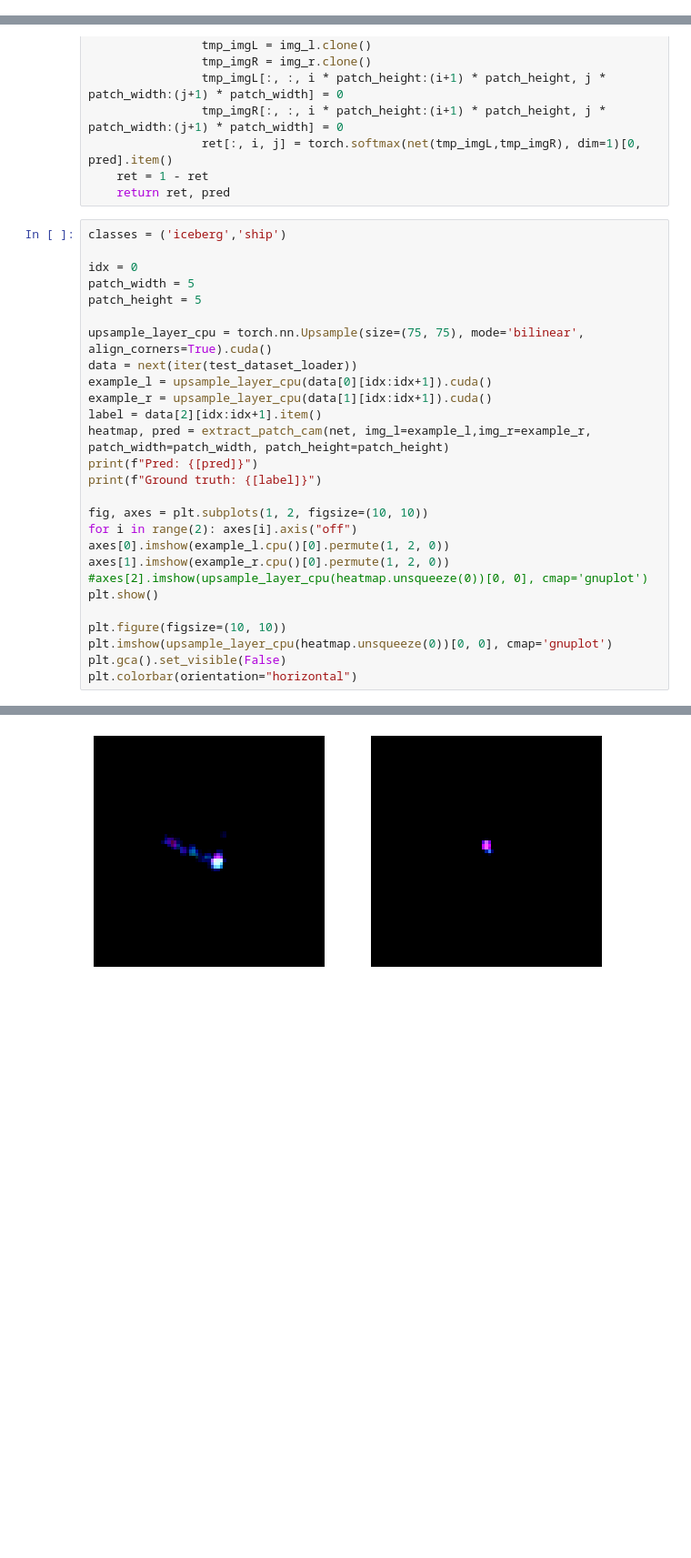
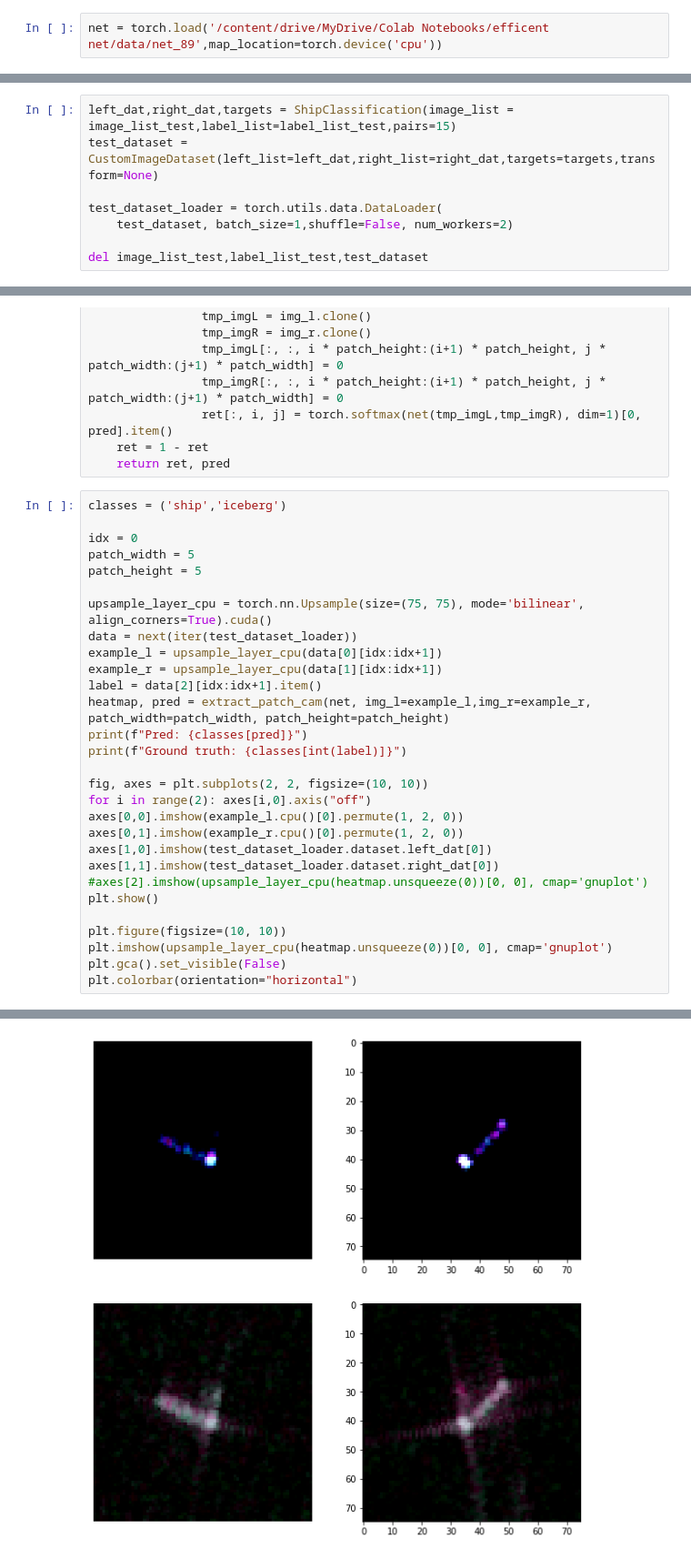
Before and after one commit to ThomBors/SiameseNetwork-for-satellite-images, a Jupyter notebook: siamese_network_HeInizialization.ipynb, the cells around one changed output, grey strips where cells are left out. Shown: that part at 91% size. Saved outputs shown, nothing was run; the diff lists cells and outputs as text; blank space fills up the shorter version.

```diff
--- a/siamese_network_HeInizialization.ipynb
+++ b/siamese_network_HeInizialization.ipynb
@@ -434,3 +463,5 @@ Accuracy training loss after 6 epochs : 0.7336626139817629
+# %%
+net = torch.load('/content/drive/MyDrive/Colab Notebooks/efficent net/data/net_89',map_location=torch.device('cpu'))
 # %% [markdown]
 Evaluate on test set
 # %%
@@ -473,0 +547,8 @@ Jaccard : 82.05
+# %%
+left_dat,right_dat,targets = ShipClassification(image_list = image_list_test,label_list=label_list_test,pairs=15)
+test_dataset = CustomImageDataset(left_list=left_dat,right_list=right_dat,targets=targets,transform=None)
+
+test_dataset_loader = torch.utils.data.DataLoader(
+    test_dataset, batch_size=1,shuffle=False, num_workers=2)
+
+del image_list_test,label_list_test,test_dataset
@@ -489,7 +615,7 @@ def extract_patch_cam(net, img_l,img_r, patch_width, patch_height):
     ret = 1 - ret
     return ret, pred
 # %%
-classes = ('iceberg','ship')
+classes = ('ship','iceberg')
 
 idx = 0
 patch_width = 5
@@ -497,17 +623,19 @@ patch_height = 5
 
 upsample_layer_cpu = torch.nn.Upsample(size=(75, 75), mode='bilinear', align_corners=True).cuda()
 data = next(iter(test_dataset_loader))
-example_l = upsample_layer_cpu(data[0][idx:idx+1]).cuda()
-example_r = upsample_layer_cpu(data[1][idx:idx+1]).cuda()
+example_l = upsample_layer_cpu(data[0][idx:idx+1])
+example_r = upsample_layer_cpu(data[1][idx:idx+1])
 label = data[2][idx:idx+1].item()
 heatmap, pred = extract_patch_cam(net, img_l=example_l,img_r=example_r, patch_width=patch_width, patch_height=patch_height)
-print(f"Pred: {[pred]}")
-print(f"Ground truth: {[label]}")
+print(f"Pred: {classes[pred]}")
+print(f"Ground truth: {classes[int(label)]}")
 
-fig, axes = plt.subplots(1, 2, figsize=(10, 10))
-for i in range(2): axes[i].axis("off")
-axes[0].imshow(example_l.cpu()[0].permute(1, 2, 0))
-axes[1].imshow(example_r.cpu()[0].permute(1, 2, 0))
+fig, axes = plt.subplots(2, 2, figsize=(10, 10))
+for i in range(2): axes[i,0].axis("off")
+axes[0,0].imshow(example_l.cpu()[0].permute(1, 2, 0))
+axes[0,1].imshow(example_r.cpu()[0].permute(1, 2, 0))
+axes[1,0].imshow(test_dataset_loader.dataset.left_dat[0])
+axes[1,1].imshow(test_dataset_loader.dataset.right_dat[0])
 #axes[2].imshow(upsample_layer_cpu(heatmap.unsqueeze(0))[0, 0], cmap='gnuplot')
 plt.show()
 
@@ -523,3 +653,3 @@ WARNING:matplotlib.image:Clipping input data to the valid range for imshow with
-[figure, old version]
+[figure, new version]
 <matplotlib.colorbar.Colorbar at 0x...>
 [figure]
```
Also changed, not shown: parts of 29 cells of this notebook.
